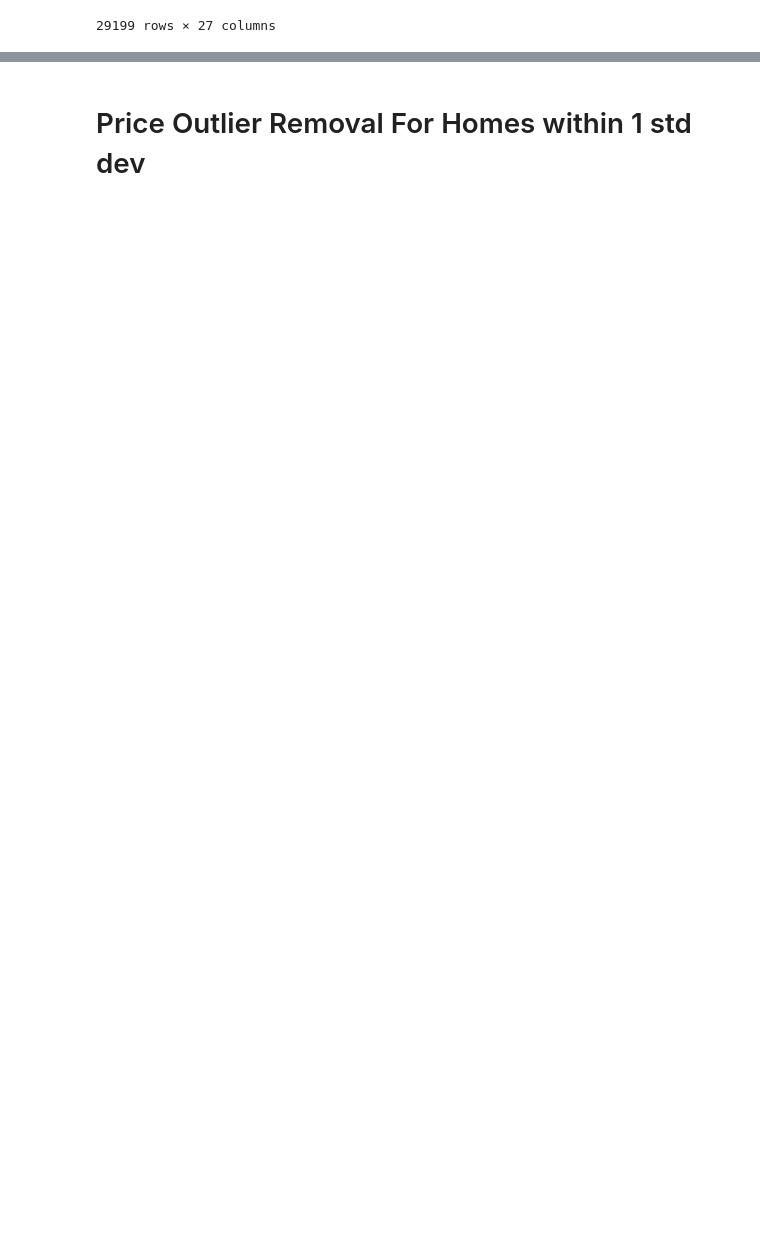
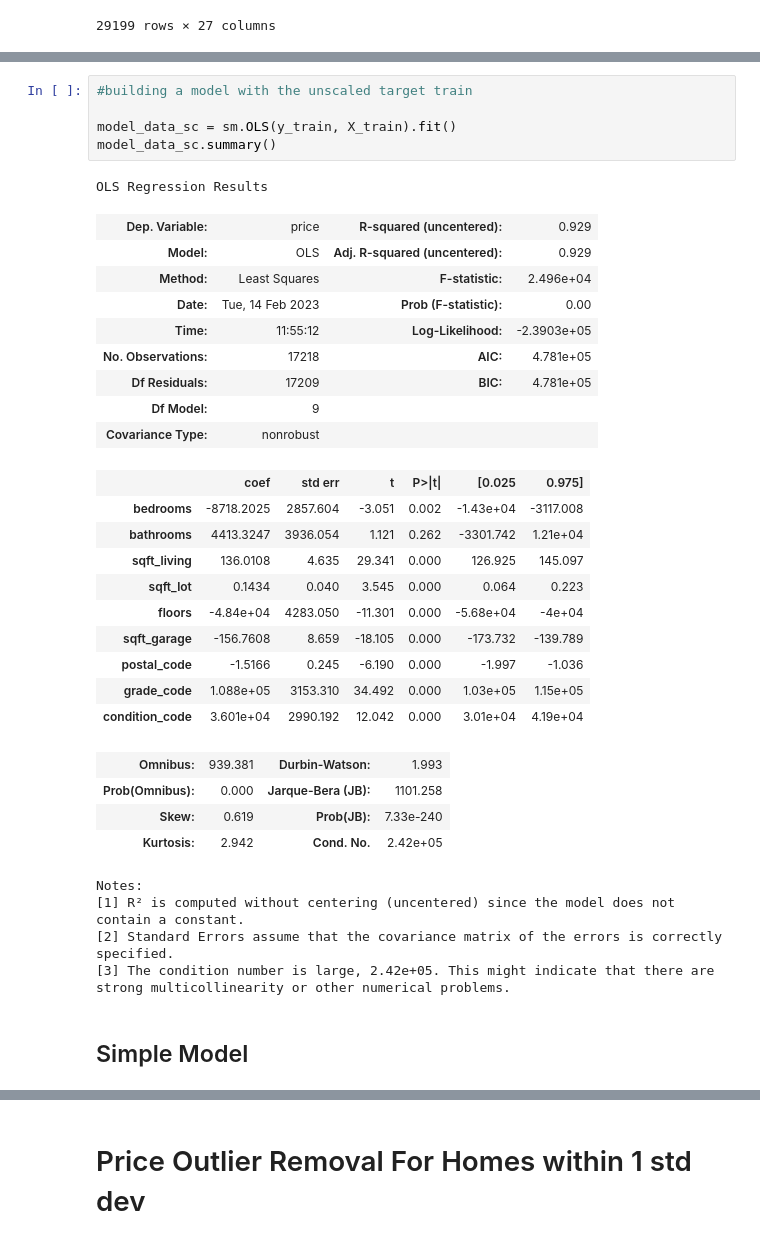
Before and after one commit to albertcchen/dsc-phase-2-project, a Jupyter notebook: ModelingAttempt1.ipynb, the cells around one changed output, grey strips where cells are left out. Saved outputs shown, nothing was run; the diff lists cells and outputs as text; blank space fills up the shorter version.

```diff
--- a/ModelingAttempt1.ipynb
+++ b/ModelingAttempt1.ipynb
@@ -427,3 +445,40 @@ ax.set_title("Distribution of House Prices");
+# %%
+#building a model with the unscaled target train
+
+model_data_sc = sm.OLS(y_train, X_train).fit()
+model_data_sc.summary()
+# %% [output]
+OLS Regression Results
+| Dep. Variable: | price | R-squared (uncentered): | 0.929 |
+| Model: | OLS | Adj. R-squared (uncentered): | 0.929 |
+| Method: | Least Squares | F-statistic: | 2.496e+04 |
+| Date: | Tue, 14 Feb 2023 | Prob (F-statistic): | 0.00 |
+| Time: | 11:55:12 | Log-Likelihood: | -2.3903e+05 |
+| No. Observations: | 17218 | AIC: | 4.781e+05 |
+| Df Residuals: | 17209 | BIC: | 4.781e+05 |
+| Df Model: | 9 |  |  |
+| Covariance Type: | nonrobust |  |  |
+|  | coef | std err | t | P>|t| | [0.025 | 0.975] |
+| bedrooms | -8718.2025 | 2857.604 | -3.051 | 0.002 | -1.43e+04 | -3117.008 |
+| bathrooms | 4413.3247 | 3936.054 | 1.121 | 0.262 | -3301.742 | 1.21e+04 |
+| sqft_living | 136.0108 | 4.635 | 29.341 | 0.000 | 126.925 | 145.097 |
+| sqft_lot | 0.1434 | 0.040 | 3.545 | 0.000 | 0.064 | 0.223 |
+| floors | -4.84e+04 | 4283.050 | -11.301 | 0.000 | -5.68e+04 | -4e+04 |
+| sqft_garage | -156.7608 | 8.659 | -18.105 | 0.000 | -173.732 | -139.789 |
+| postal_code | -1.5166 | 0.245 | -6.190 | 0.000 | -1.997 | -1.036 |
+| grade_code | 1.088e+05 | 3153.310 | 34.492 | 0.000 | 1.03e+05 | 1.15e+05 |
+| condition_code | 3.601e+04 | 2990.192 | 12.042 | 0.000 | 3.01e+04 | 4.19e+04 |
+| Omnibus: | 939.381 | Durbin-Watson: | 1.993 |
+| Prob(Omnibus): | 0.000 | Jarque-Bera (JB): | 1101.258 |
+| Skew: | 0.619 | Prob(JB): | 7.33e-240 |
+| Kurtosis: | 2.942 | Cond. No. | 2.42e+05 |
+Notes:
+[1] R² is computed without centering (uncentered) since the model does not contain a constant.
+[2] Standard Errors assume that the covariance matrix of the errors is correctly specified.
+[3] The condition number is large, 2.42e+05. This might indicate that there are
+strong multicollinearity or other numerical problems.
+# %% [markdown]
+## Simple Model
 # %%
 # Create a df with the target as the first column,
 # then compute the correlation matrix
```
Also changed, not shown: parts of 30 cells of this notebook, 2 other files.
